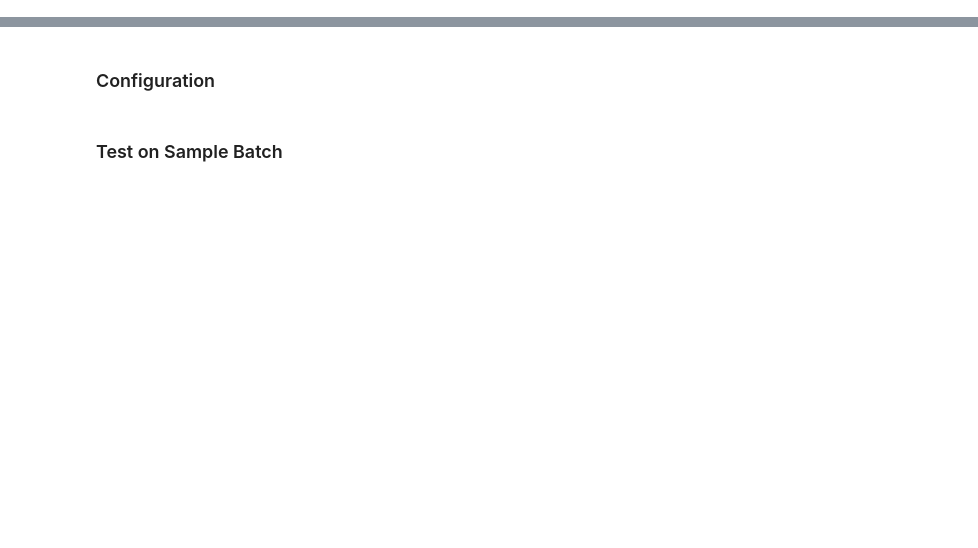
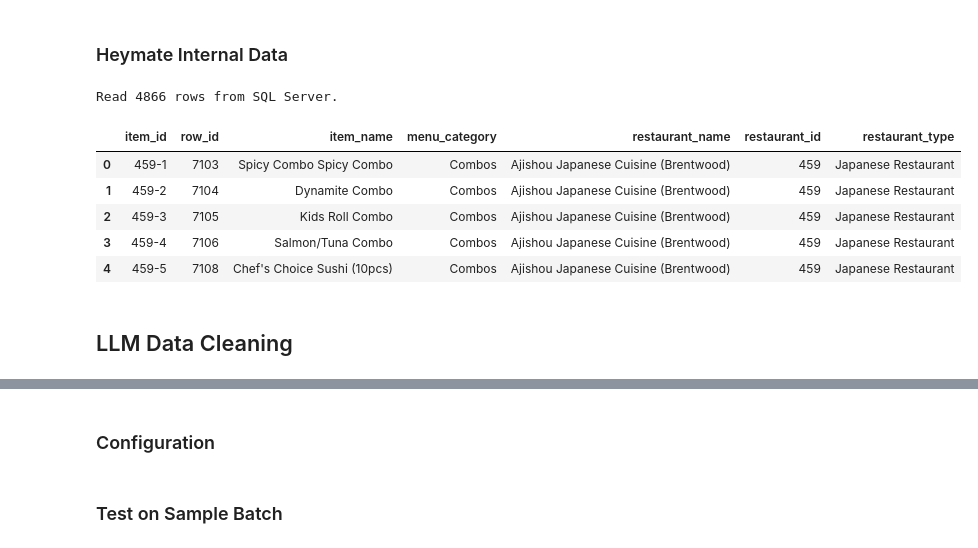
Before and after one commit to yasmin2424/heymate-report-yasmin, a Jupyter notebook: script/LLM.ipynb, the cells around one changed output, grey strips where cells are left out. Saved outputs shown, nothing was run; the diff lists cells and outputs as text; code cells hidden in the pictures; blank space fills up the shorter version.

```diff
--- a/script/LLM.ipynb
+++ b/script/LLM.ipynb
@@ -1,3 +25,23 @@
+# %% [markdown]
+### Heymate Internal Data
+# %%
+query = """
+SELECT *
+FROM Internal_menu_mds
+"""
+df_heymate = read_dataframe_from_sql(query, conn)
+conn.close()
+df_heymate.head()
+# %% [output]
+Read 4866 rows from SQL Server.
+|  | item_id | row_id | item_name | menu_category | restaurant_name | restaurant_id | restaurant_type |
+| 0 | 459-1 | 7103 | Spicy Combo Spicy Combo | Combos | Ajishou Japanese Cuisine (Brentwood) | 459 | Japanese Restaurant |
+| 1 | 459-2 | 7104 | Dynamite Combo | Combos | Ajishou Japanese Cuisine (Brentwood) | 459 | Japanese Restaurant |
+| 2 | 459-3 | 7105 | Kids Roll Combo | Combos | Ajishou Japanese Cuisine (Brentwood) | 459 | Japanese Restaurant |
+| 3 | 459-4 | 7106 | Salmon/Tuna Combo | Combos | Ajishou Japanese Cuisine (Brentwood) | 459 | Japanese Restaurant |
+| 4 | 459-5 | 7108 | Chef's Choice Sushi (10pcs) | Combos | Ajishou Japanese Cuisine (Brentwood) | 459 | Japanese Restaurant |
+# %% [markdown]
+## LLM Data Cleaning
 # %%
 from openai import OpenAI
 from datetime import datetime, timezone
```
Also changed, not shown: parts of 13 cells of this notebook.
